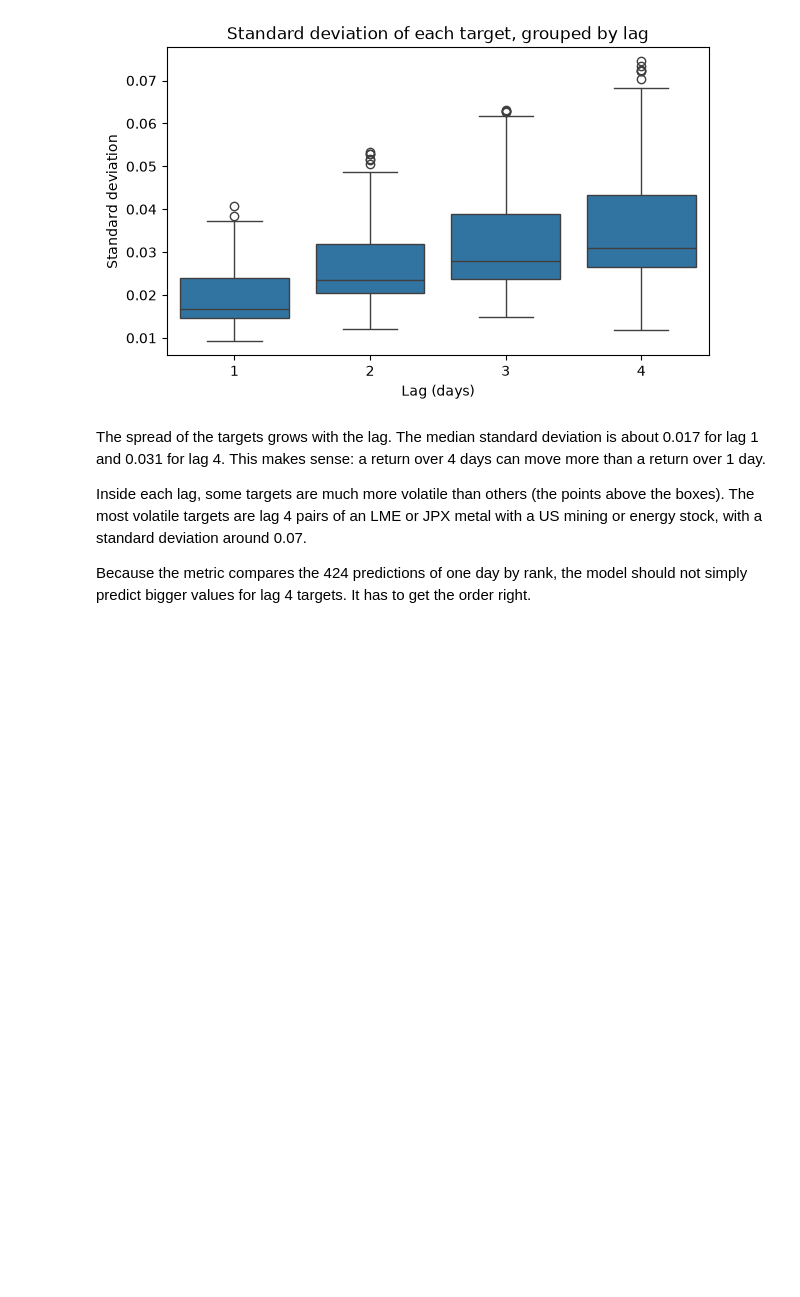
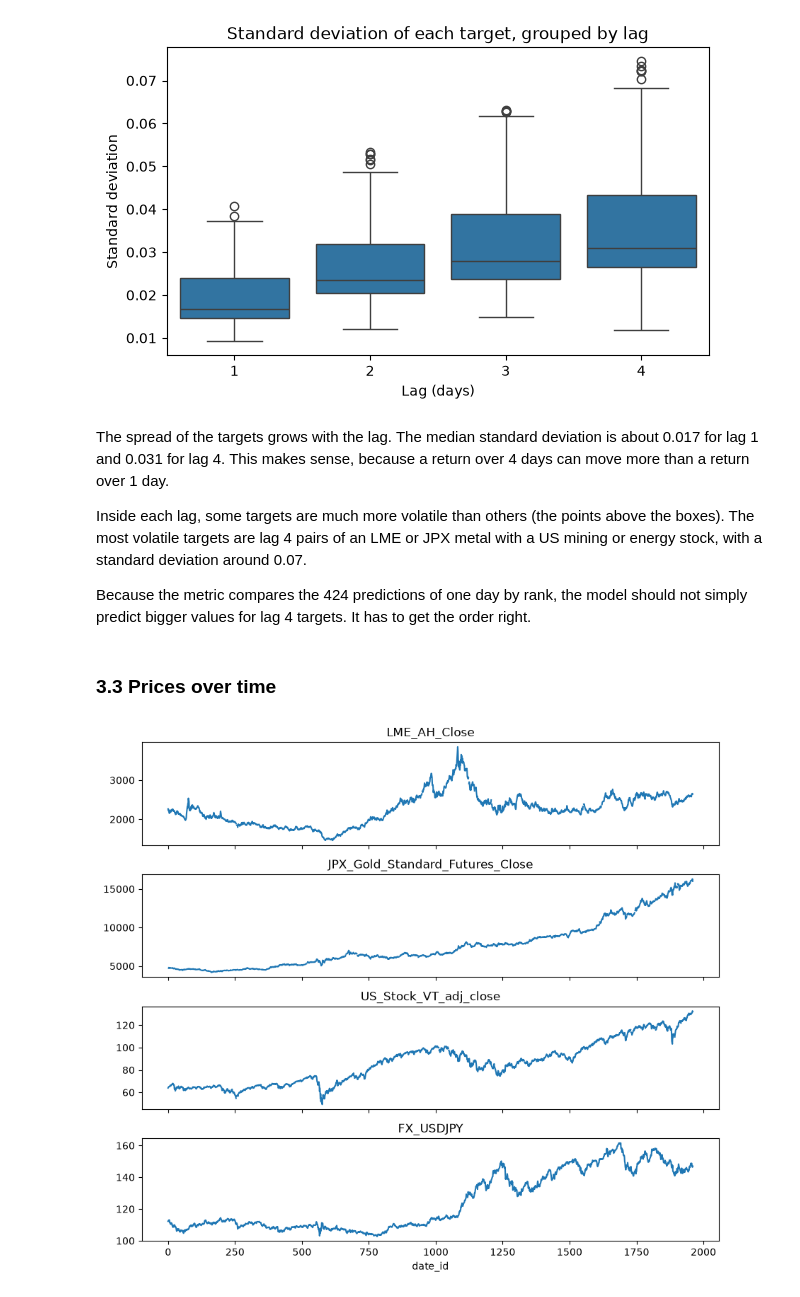
Before and after one commit to ceng313-2026/GROUP57_CENG313, a Jupyter notebook: assignment1_eda_baseline.ipynb, the cells around one changed output. Cells and saved outputs as stored; diff of their text form; code cells hidden in the pictures; blank space fills up the shorter version.

Commit message:
Add prices over time plot

```diff
--- a/assignment1_eda_baseline.ipynb
+++ b/assignment1_eda_baseline.ipynb
@@ -226,7 +221,7 @@ plt.show()
 [figure]
 # %% [markdown]
 The spread of the targets grows with the lag. The median standard deviation is about
-0.017 for lag 1 and 0.031 for lag 4. This makes sense: a return over 4 days can move
+0.017 for lag 1 and 0.031 for lag 4. This makes sense, because a return over 4 days can move
 more than a return over 1 day.
 
 Inside each lag, some targets are much more volatile than others (the points above
@@ -235,3 +230,17 @@ or energy stock, with a standard deviation around 0.07.
 
 Because the metric compares the 424 predictions of one day by rank, the model should
 not simply predict bigger values for lag 4 targets. It has to get the order right.
+# %% [markdown]
+### 3.3 Prices over time
+# %%
+fig, axes = plt.subplots(4, 1, figsize=(9, 8), sharex=True)
+
+for ax, col in zip(axes, example_cols):
+    ax.plot(train["date_id"], train[col])
+    ax.set_title(col)
+
+axes[-1].set_xlabel("date_id")
+plt.tight_layout()
+plt.show()
+# %% [output]
+[figure, added]
```
Also changed, not shown: parts of 5 cells of this notebook.
